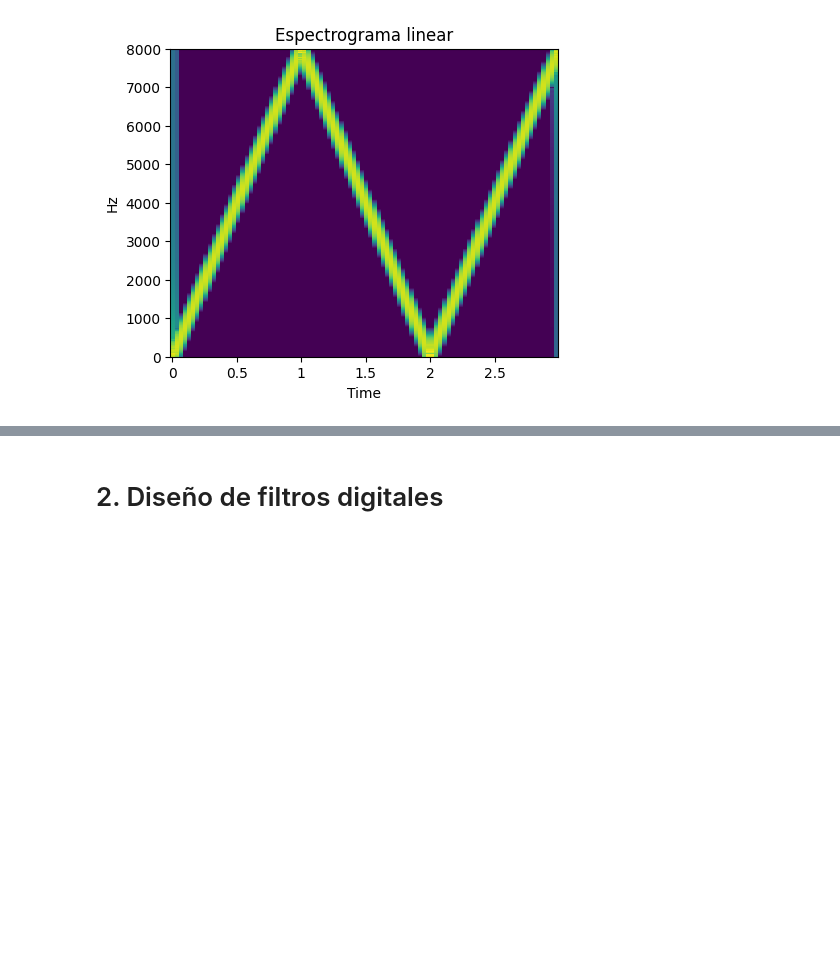
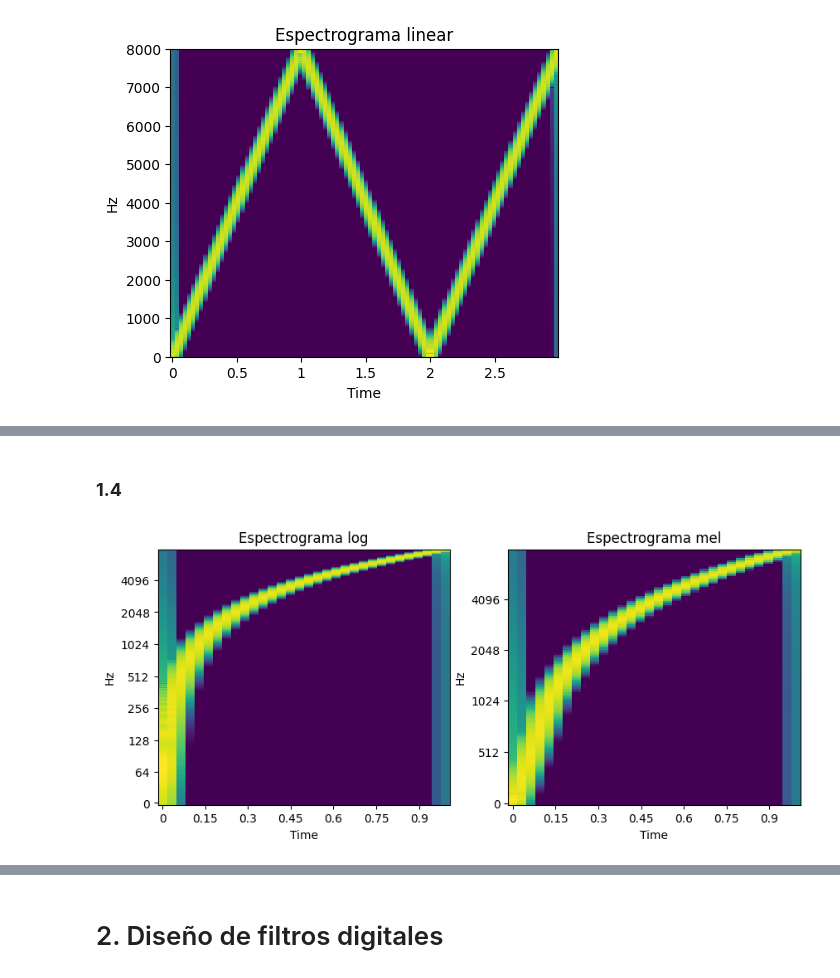
Before and after one commit to jbcgames/Lab_5_senales, a Jupyter notebook: Lab_5_Filtros_Estudiante.ipynb, the cells around one changed output, grey strips where cells are left out. Saved outputs shown, nothing was run; the diff lists cells and outputs as text; code cells hidden in the pictures; blank space fills up the shorter version.

```diff
--- a/Lab_5_Filtros_Estudiante.ipynb
+++ b/Lab_5_Filtros_Estudiante.ipynb
@@ -89,0 +107,6 @@ make_spectrograms_all_scales(s_t, fs, NFFT, sample_hop, scales=['linear'], pathF
+# %% [markdown]
+### **1.4**
+# %%
+make_spectrograms_all_scales(s_t_recortada, fs, NFFT, sample_hop, scales=['log', 'mel'], pathFile='spectrogram_senal.pdf')
+# %% [output]
+[figure, added]
```
Also changed, not shown: parts of 5 cells of this notebook.
